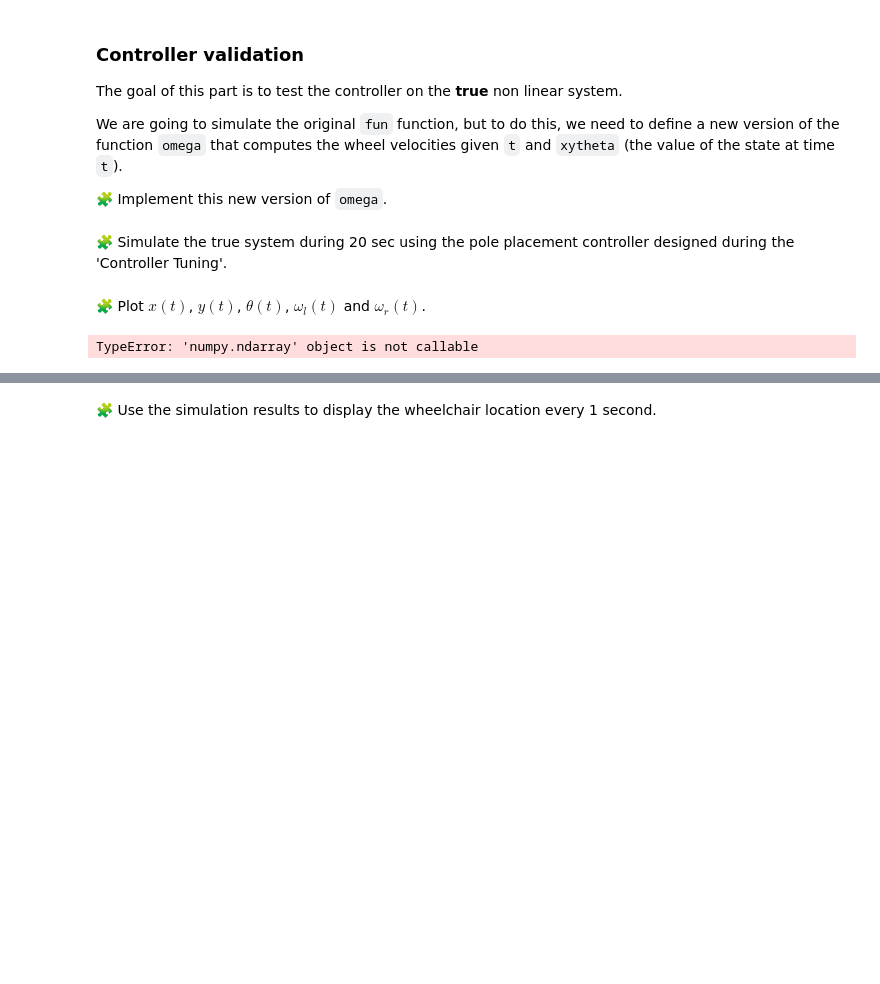
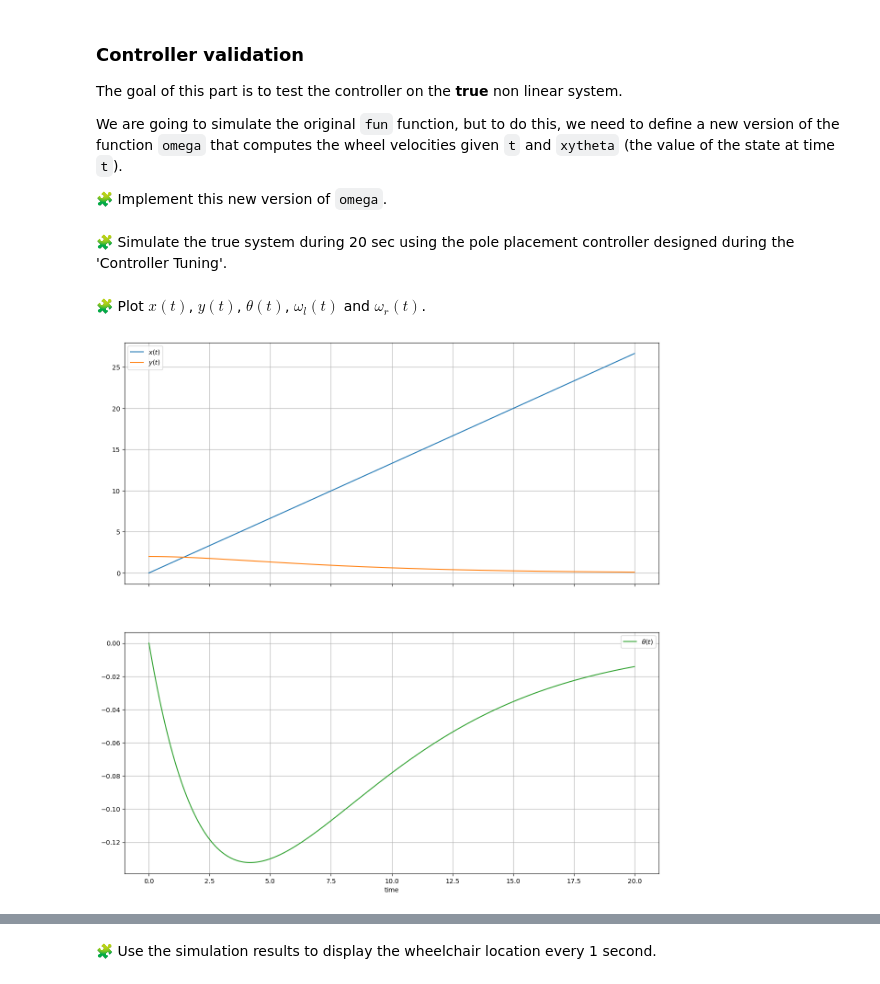
Before and after one commit to AchrafRachidi2000/control-engineering-with-python-project-2022-2023, a Jupyter notebook: Project-3.ipynb, the cells around one changed output, grey strips where cells are left out. Cells and saved outputs as stored; diff of their text form; code cells hidden in the pictures; blank space fills up the shorter version.

```diff
--- a/Project-3.ipynb
+++ b/Project-3.ipynb
@@ -924,34 +911,26 @@ def fun(t, xytheta):
 # %% [markdown]
 🧩 Plot $x(t)$, $y(t)$, $\theta(t)$, $\omega_l(t)$ and $\omega_r(t)$.
 # %%
-poles = [-0.23,-0.24,-0.25] # Strictly negative real part
-K = place_poles(A,B,poles).gain_matrix
-
-# Solver
-tf = 20
-r1 = solve_ivp(fun, t_span=[0,tf], y0=[0,2,0], dense_output=True, rtol=1e-6, atol=1e-12)
+import numpy as np
+import matplotlib.pyplot as plt
 
 t = linspace(0.0, 20.0, 1000)
 x, y, theta = r1["sol"](t)
 fig=figure(figsize=(15, 15))
-ax1, ax2, axe3 = fig.subplots(3, 1, sharex=True)
+ax1, ax2 = fig.subplots(2, 1, sharex=True)
 ax1.grid(True)
 ax1.plot(t, x, label="$x(t)$")
 ax1.plot(t, y, label="$y(t)$")
 ax1.legend()
 ax2.grid(True)
 ax2.plot(t, theta, label=r"$\theta(t)$", color="C2")
 ax2.legend()
 xlabel("time")
 
 xytheta = r1["sol"](t)
-omega = -K@xytheta
-omega_l = omega[0,:]
-omega_r = omega[1,:]
-
-ax3.plot(t,(omega_l+v/Rw)*3.6, label=r"Left wheel speed (km/h)")
-ax3.plot(t,(omega_r+v/Rw)*3.6, label=r"Right wheel speed (km/h)")
-ax3.legend()
-ax3.grid()
+x,y,theta=xytheta
+x=np.array(x)
+y=np.array(y)
+theta=np.array(theta)
 # %% [output]
-TypeError: 'numpy.ndarray' object is not callable
+[figure, added]
```
Also changed, not shown: parts of 9 cells of this notebook.
